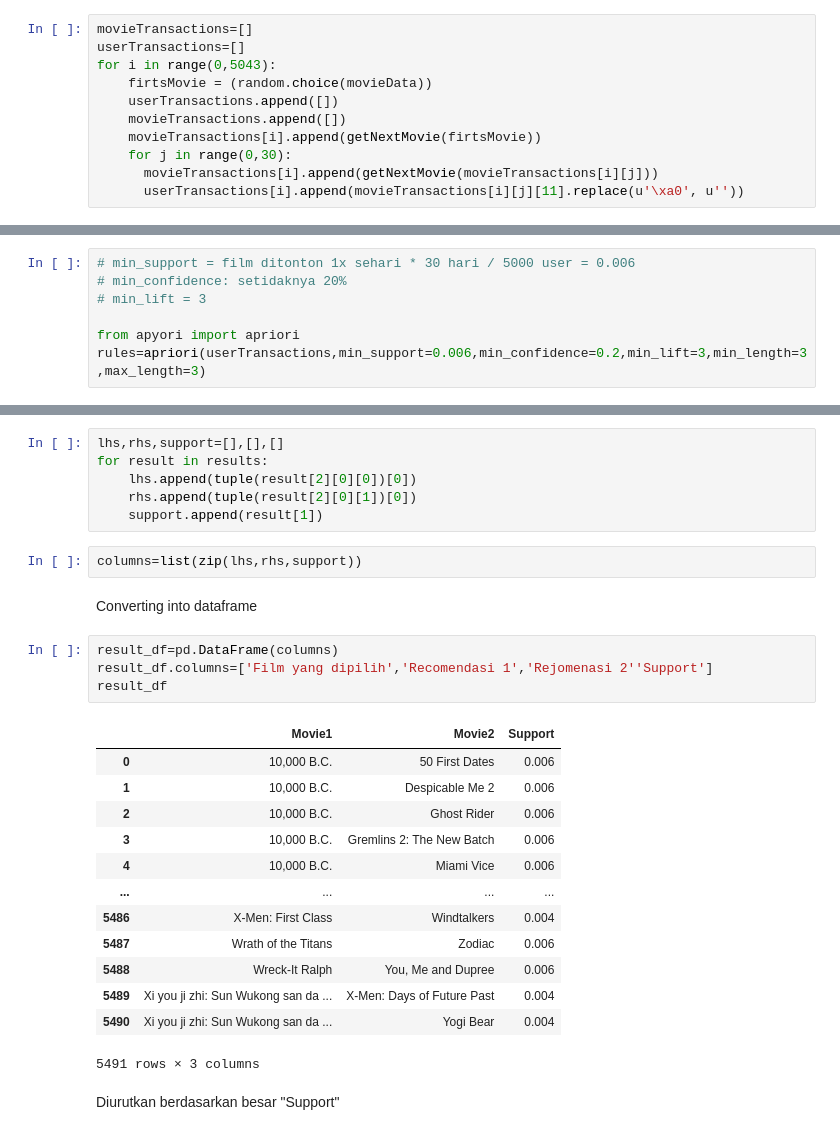
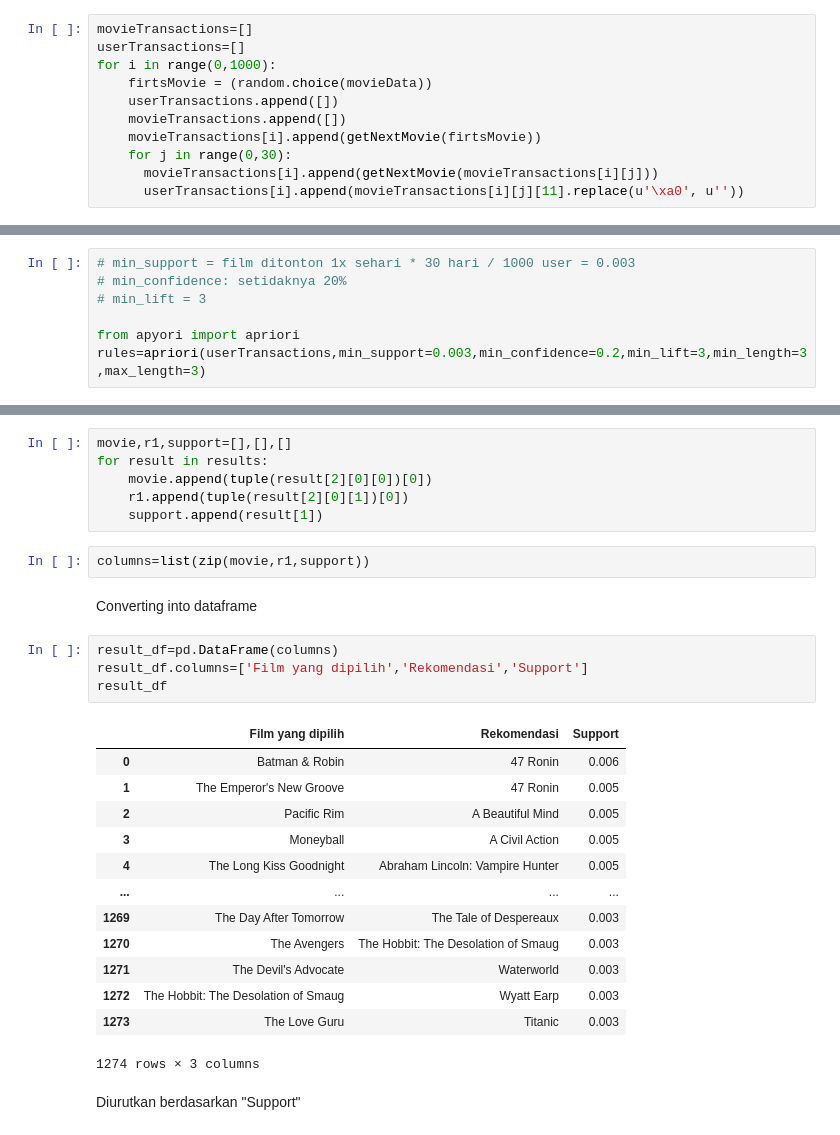
Before and after one commit to furqoncreative/data-mining-eclat, a Jupyter notebook: EclatMovie.ipynb, the cells around one changed output, grey strips where cells are left out. Drawn from its saved outputs; the diff is of its cells as text.

```diff
--- a/EclatMovie.ipynb
+++ b/EclatMovie.ipynb
@@ -74,7 +82,7 @@ def getNextMovie(s):
 # %%
 movieTransactions=[]
 userTransactions=[]
-for i in range(0,5043):
+for i in range(0,1000):
     firtsMovie = (random.choice(movieData))
     userTransactions.append([])
     movieTransactions.append([])
@@ -105,12 +113,12 @@ userTransactions[:3]
 # %% [markdown]
 ## Training the Eclat model
 # %%
-# min_support = film ditonton 1x sehari * 30 hari / 5000 user = 0.006
+# min_support = film ditonton 1x sehari * 30 hari / 1000 user = 0.003
 # min_confidence: setidaknya 20%
 # min_lift = 3
 
 from apyori import apriori
-rules=apriori(userTransactions,min_support=0.006,min_confidence=0.2,min_lift=3,min_length=3,max_length=3)
+rules=apriori(userTransactions,min_support=0.003,min_confidence=0.2,min_lift=3,min_length=3,max_length=3)
 # %% [markdown]
 List of observed rules can be seen below:
 # %%
@@ -137,35 +145,35 @@ results
 # %% [markdown]
 ## Visualization of Results
 # %%
-lhs,rhs,support=[],[],[]
+movie,r1,support=[],[],[]
 for result in results:
-    lhs.append(tuple(result[2][0][0])[0])
-    rhs.append(tuple(result[2][0][1])[0])
+    movie.append(tuple(result[2][0][0])[0])
+    r1.append(tuple(result[2][0][1])[0])
     support.append(result[1])
 # %%
-columns=list(zip(lhs,rhs,support))
+columns=list(zip(movie,r1,support))
 # %% [markdown]
 Converting into dataframe
 # %%
 result_df=pd.DataFrame(columns)
-result_df.columns=['Film yang dipilih','Recomendasi 1','Rejomenasi 2''Support']
+result_df.columns=['Film yang dipilih','Rekomendasi','Support']
 result_df
 # %% [output]
-|  | Movie1 | Movie2 | Support |
-| 0 | 10,000 B.C. | 50 First Dates | 0.006 |
-| 1 | 10,000 B.C. | Despicable Me 2 | 0.006 |
-| 2 | 10,000 B.C. | Ghost Rider | 0.006 |
-| 3 | 10,000 B.C. | Gremlins 2: The New Batch | 0.006 |
-| 4 | 10,000 B.C. | Miami Vice | 0.006 |
+|  | Film yang dipilih | Rekomendasi | Support |
+| 0 | Batman & Robin | 47 Ronin | 0.006 |
+| 1 | The Emperor's New Groove | 47 Ronin | 0.005 |
+| 2 | Pacific Rim | A Beautiful Mind | 0.005 |
+| 3 | Moneyball | A Civil Action | 0.005 |
+| 4 | The Long Kiss Goodnight | Abraham Lincoln: Vampire Hunter | 0.005 |
 | ... | ... | ... | ... |
-| 5486 | X-Men: First Class | Windtalkers | 0.004 |
-| 5487 | Wrath of the Titans | Zodiac | 0.006 |
-| 5488 | Wreck-It Ralph | You, Me and Dupree | 0.006 |
-| 5489 | Xi you ji zhi: Sun Wukong san da ... | X-Men: Days of Future Past | 0.004 |
-| 5490 | Xi you ji zhi: Sun Wukong san da ... | Yogi Bear | 0.004 |
+| 1269 | The Day After Tomorrow | The Tale of Despereaux | 0.003 |
+| 1270 | The Avengers | The Hobbit: The Desolation of Smaug | 0.003 |
+| 1271 | The Devil's Advocate | Waterworld | 0.003 |
+| 1272 | The Hobbit: The Desolation of Smaug | Wyatt Earp | 0.003 |
+| 1273 | The Love Guru | Titanic | 0.003 |
-5491 rows × 3 columns
+1274 rows × 3 columns
 # %% [markdown]
-Diurutkan berdasarkan besar "Support"
+Diurutkan berdasarkan "Support"
 # %%
 result_df=result_df.sort_values('Support',ascending=False)
 result_df
```
Also changed, not shown: parts of 8 cells of this notebook.
